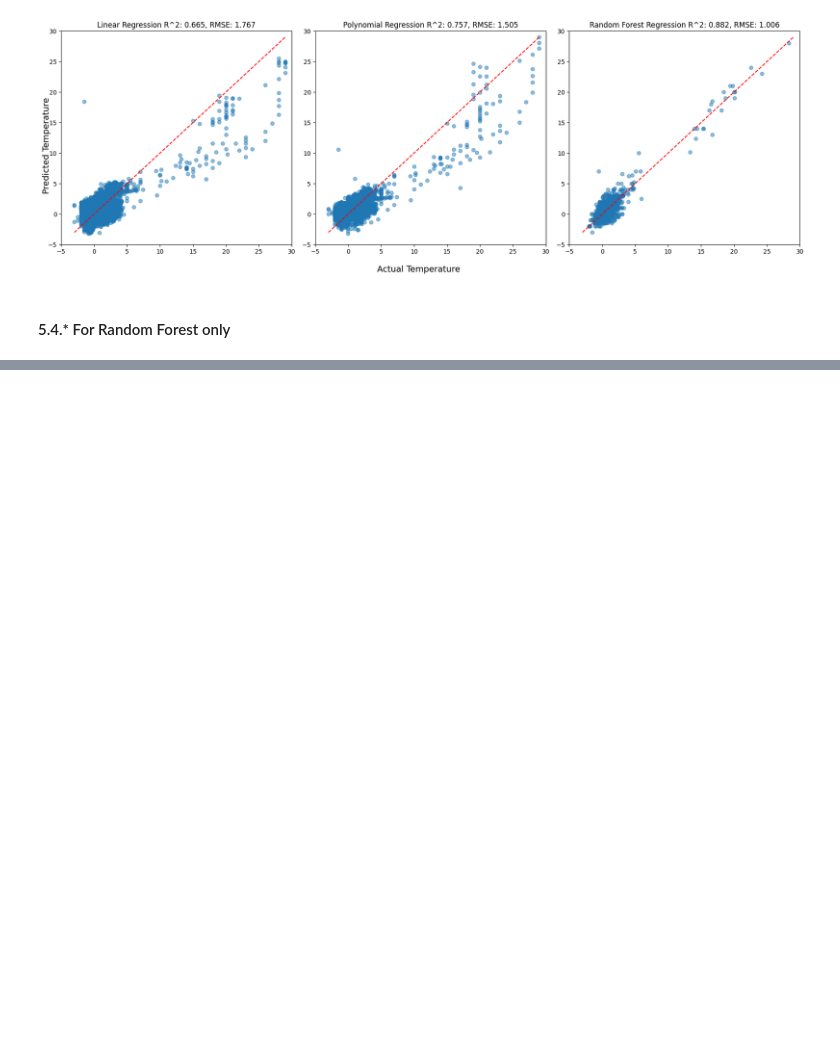
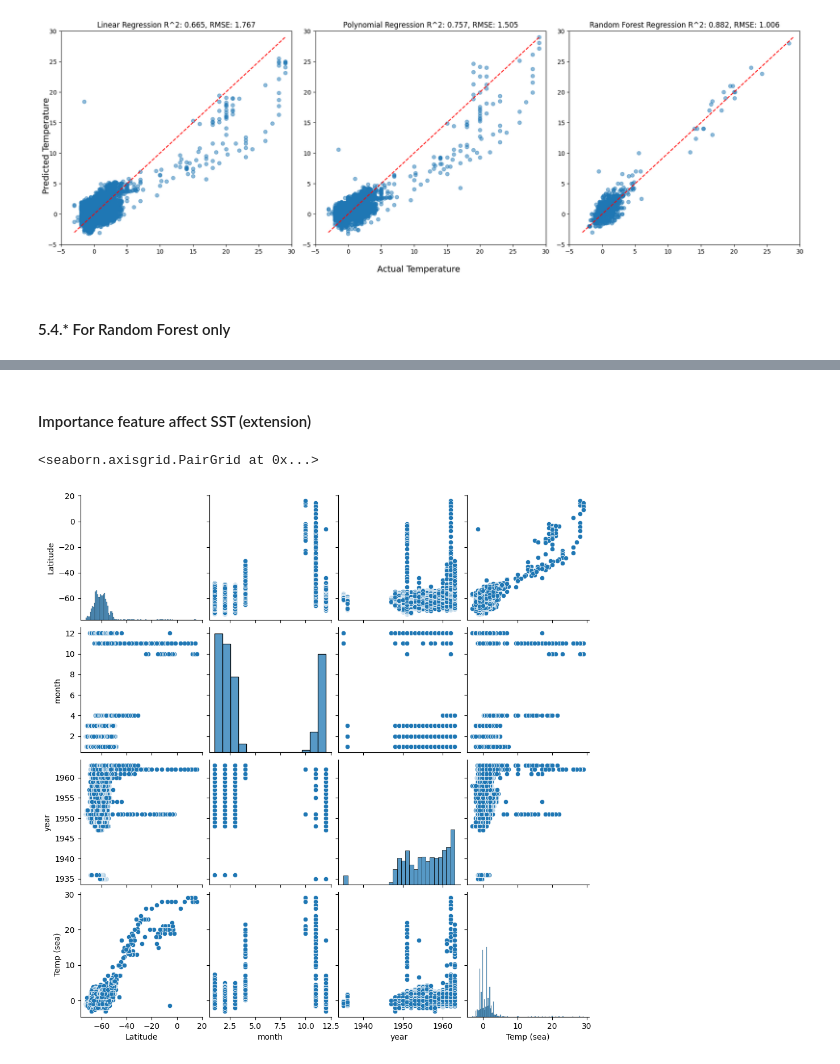
Before and after one commit to wandang2002/CDS-301, a Jupyter notebook: SST.ipynb, the cells around one changed output, grey strips where cells are left out. Cells and saved outputs as stored; diff of their text form; code cells hidden in the pictures; blank space fills up the shorter version.

```diff
--- a/SST.ipynb
+++ b/SST.ipynb
@@ -290,0 +291,8 @@ plt.show()
+# %% [markdown]
+#### Importance feature affect SST (extension)
+# %%
+dlta['year'] = pd.to_datetime(dlta['date']).dt.year
+sns.pairplot(dlta[['Latitude', 'month', 'year','Temp (sea)']])
+# %% [output]
+<seaborn.axisgrid.PairGrid at 0x...>
+[figure, added]
```
Also changed, not shown: parts of 1 cell of this notebook.
